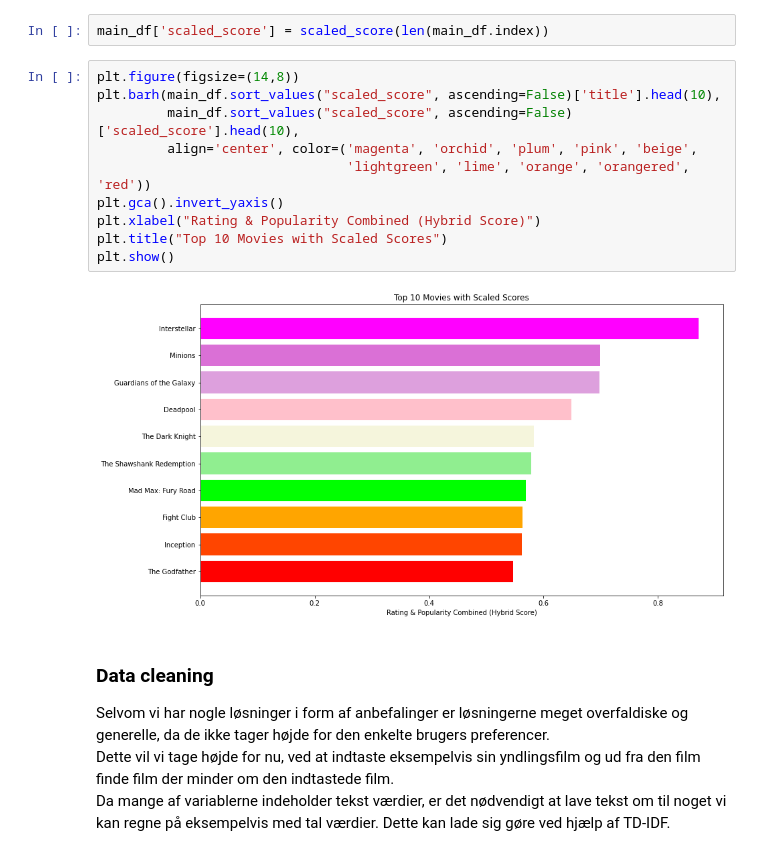
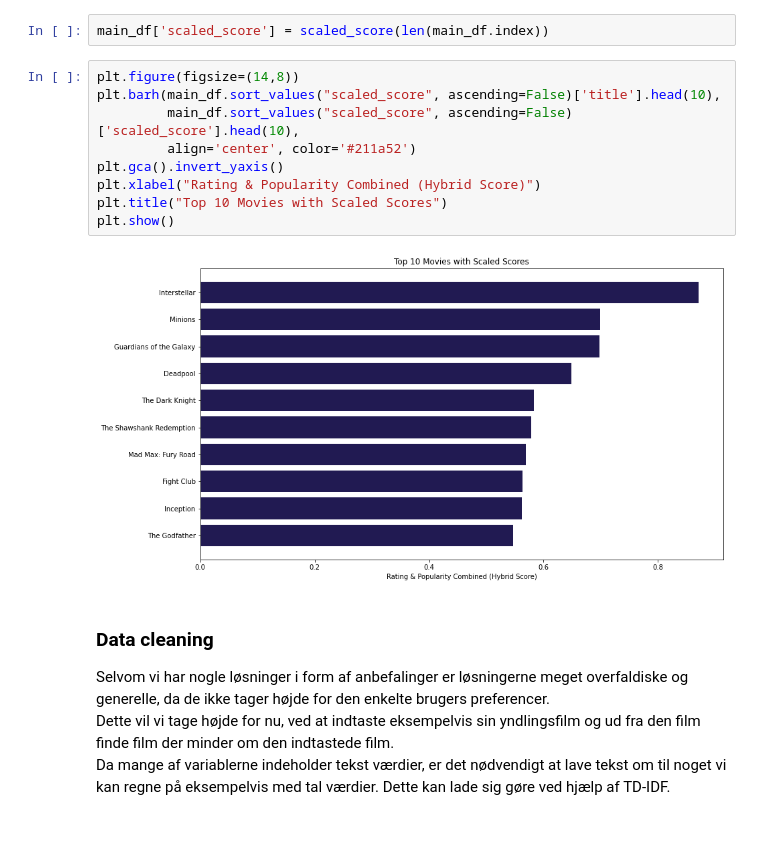
Before and after one commit to kent1325/P1---Movie-Recommender-System, a Jupyter notebook: P1 - Recommender System notebook.ipynb, the cells around one changed output. Drawn from its saved outputs; the diff is of its cells as text.

```diff
--- a/P1 - Recommender System notebook.ipynb
+++ b/P1 - Recommender System notebook.ipynb
@@ -259,15 +258,14 @@ main_df['scaled_score'] = scaled_score(len(main_df.index))
 # %%
 plt.figure(figsize=(14,8))
 plt.barh(main_df.sort_values("scaled_score", ascending=False)['title'].head(10),
          main_df.sort_values("scaled_score", ascending=False)['scaled_score'].head(10),
-         align='center', color=('magenta', 'orchid', 'plum', 'pink', 'beige',
-                                'lightgreen', 'lime', 'orange', 'orangered', 'red'))
+         align='center', color='#211a52')
 plt.gca().invert_yaxis()
 plt.xlabel("Rating & Popularity Combined (Hybrid Score)")
 plt.title("Top 10 Movies with Scaled Scores")
 plt.show()
 # %% [output]
-[figure, old version]
+[figure, new version]
 # %% [markdown]
 ### Data cleaning
 Selvom vi har nogle løsninger i form af anbefalinger er løsningerne meget overfaldiske og generelle, da de ikke tager højde for den enkelte brugers preferencer. <br>
```
Also changed, not shown: parts of 22 cells of this notebook.
